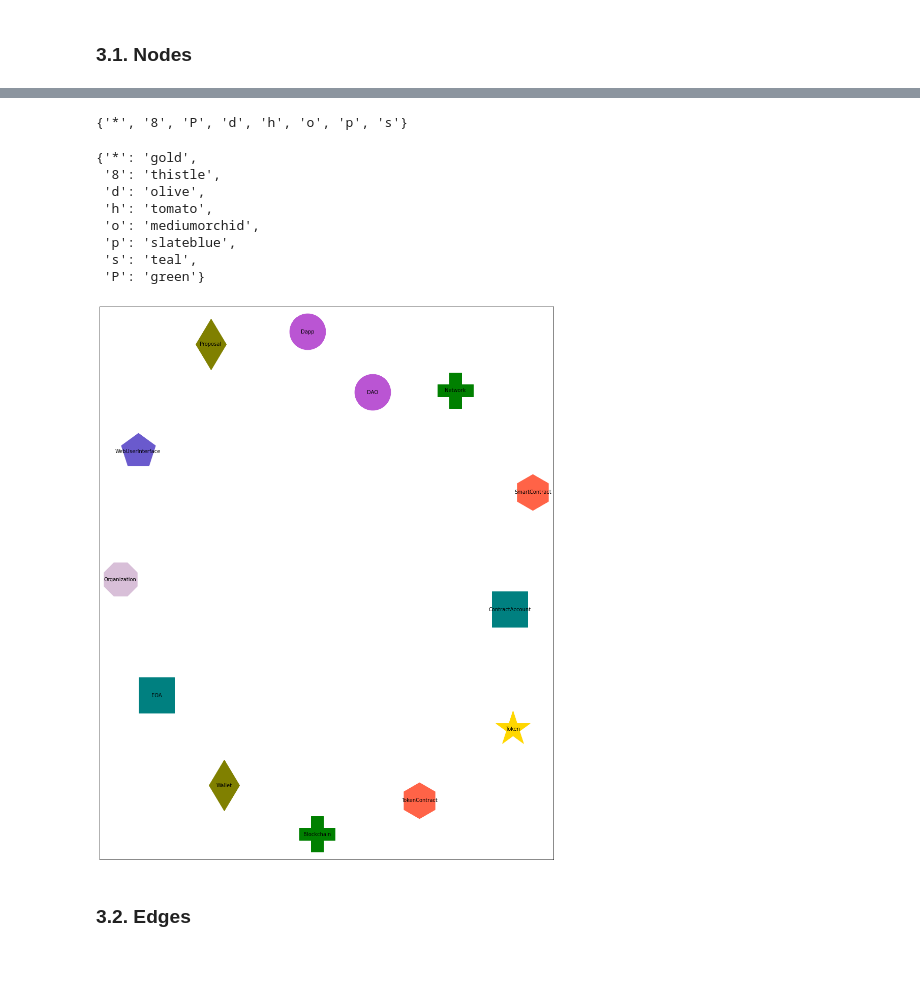
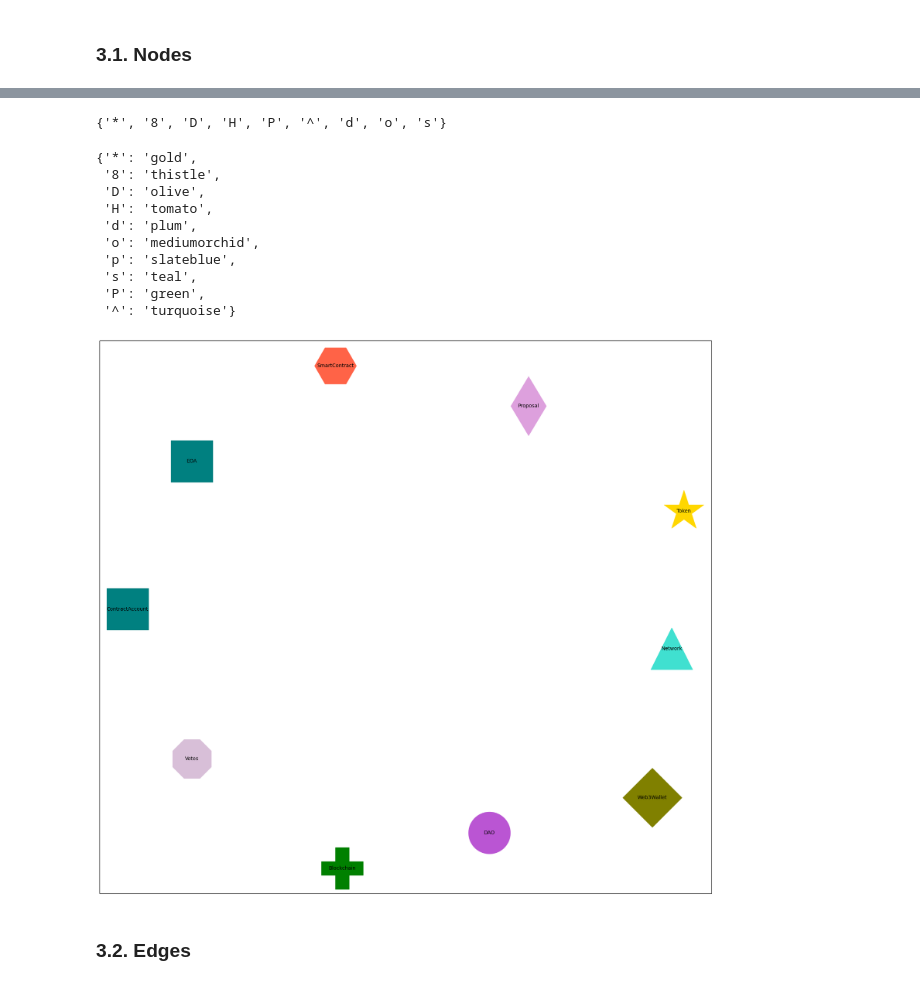
Before and after one commit to Grasia/semantic-web3-dao, a Jupyter notebook: knowledge_graph/KnowledgeGraph-Web3-DAO.ipynb, the cells around one changed output, grey strips where cells are left out. Saved outputs shown, nothing was run; the diff lists cells and outputs as text; code cells hidden in the pictures.

```diff
--- a/knowledge_graph/KnowledgeGraph-Web3-DAO.ipynb
+++ b/knowledge_graph/KnowledgeGraph-Web3-DAO.ipynb
@@ -980,10 +1151,9 @@ wallets_df
 # Create directed graph.
 g_daos = nx.DiGraph()
 # %%
-dao_nodes = ["Blockchain", "ContractAccount", "DAO", "Dapp",
-             "EOA", "Network", "Organization", "Proposal",
-             "SmartContract", "Token", "TokenContract",
-             "Wallet", "WebUserInterface"]
+dao_nodes = ["Blockchain", "Network", "DAO",
+             "EOA", "Votes", "Proposal", "ContractAccount",
+             "SmartContract", "Token", "Web3Wallet"]
 # %%
 for item in dao_nodes:
     g_daos.add_node(item)
@@ -1007,16 +1174,13 @@ list(g_daos.nodes())
 # %%
 # Assign a color to each node.
 g_daos.nodes["Blockchain"]['color'] = 'green'
-g_daos.nodes["ContractAccount"]['color'] = 'papayawhip'
+g_daos.nodes["Network"]['color'] = 'pink'
 g_daos.nodes["DAO"]['color'] = 'mediumorchid'
-g_daos.nodes["Dapp"]['color'] = 'plum'
 g_daos.nodes["EOA"]['color'] = 'cornflowerblue'
-g_daos.nodes["Network"]['color'] = 'pink'
-g_daos.nodes["Organization"]['color'] = 'thistle'
+g_daos.nodes["Votes"]['color'] = 'thistle'
 g_daos.nodes["Proposal"]['color'] = 'indianred'
+g_daos.nodes["ContractAccount"]['color'] = 'plum'
 g_daos.nodes["SmartContract"]['color'] = 'tomato'
 g_daos.nodes["Token"]['color'] = 'gold'
-g_daos.nodes["TokenContract"]['color'] = 'maroon'
-g_daos.nodes["Wallet"]['color'] = 'turquoise'
-g_daos.nodes["WebUserInterface"]['color'] = 'slateblue'
+g_daos.nodes["Web3Wallet"]['color'] = 'turquoise'
 # %%
@@ -1039,57 +1203,57 @@ plt.show()
 # %%
 # Assign shape according to the node category.
+# https://matplotlib.org/stable/api/markers_api.html
 g_daos.nodes["Blockchain"]['shape'] = 'P'
+g_daos.nodes["Network"]['shape'] = '^'
+g_daos.nodes["DAO"]['shape'] = 'o'
+g_daos.nodes["EOA"]['shape'] = 's'
+g_daos.nodes["Votes"]['shape'] = '8'
+g_daos.nodes["Proposal"]['shape'] = 'd'
 g_daos.nodes["ContractAccount"]['shape'] = 's'
-g_daos.nodes["DAO"]['shape'] = 'o'
-g_daos.nodes["Dapp"]['shape'] = 'o'
-g_daos.nodes["EOA"]['shape'] = 's'
-g_daos.nodes["Network"]['shape'] = 'P'
-g_daos.nodes["Organization"]['shape'] = '8'
-g_daos.nodes["Proposal"]['shape'] = 'd'
-g_daos.nodes["SmartContract"]['shape'] = 'h'
+g_daos.nodes["SmartContract"]['shape'] = 'H'
 g_daos.nodes["Token"]['shape'] = '*'
-g_daos.nodes["TokenContract"]['shape'] = 'h'
-g_daos.nodes["Wallet"]['shape'] = 'd'
-g_daos.nodes["WebUserInterface"]['shape'] = 'p'
+g_daos.nodes["Web3Wallet"]['shape'] = 'D'
 # %%
 node_shapes = set((node[1]['shape'] for node in g_daos.nodes(data=True)))
 node_shapes
 # %% [output]
-{'*', '8', 'P', 'd', 'h', 'o', 'p', 's'}
+{'*', '8', 'D', 'H', 'P', '^', 'd', 'o', 's'}
 # %%
 color_dictionary_shape = {'*': 'gold', '8': 'thistle',
-                          'd':'olive', 'h': 'tomato',
+                          'D':'olive', 'H': 'tomato', 'd':'plum',
                           'o':'mediumorchid', 'p':'slateblue',
-                          's':'teal', 'P':'green'
+                          's':'teal', 'P':'green', '^':'turquoise'
                          }
 color_dictionary_shape
 # %% [output]
 {'*': 'gold',
  '8': 'thistle',
- 'd': 'olive',
- 'h': 'tomato',
+ 'D': 'olive',
+ 'H': 'tomato',
+ 'd': 'plum',
  'o': 'mediumorchid',
  'p': 'slateblue',
  's': 'teal',
- 'P': 'green'}
+ 'P': 'green',
+ '^': 'turquoise'}
 # %%
-fig, ax = plt.subplots(figsize=(16,20))
+fig, ax = plt.subplots(figsize=(22,20))
 daos_layout = nx.spring_layout(g_daos,
                        k=3, iterations=50,
                        seed=2)
 for shape in node_shapes:
     nx.draw_networkx_nodes(g_daos,
                            pos=daos_layout,
                            node_color = (color_dictionary_shape[shape]
                                          if shape in color_dictionary_shape.keys() else 'olive'),
                            node_shape = shape,
-                           node_size = 5000,
+                           node_size = 7000,
                            nodelist = [node[0] for node in g_daos.nodes(data=True)
                                        if node[1]['shape'] == shape])
 nx.draw_networkx_labels(g_daos, pos=daos_layout, font_size='10')
 plt.show()
 # %% [output]
-[figure, old version]
+[figure, new version]
 # %% [markdown]
 ### 3.2. Edges
 # %%
```
Also changed, not shown: parts of 170 cells of this notebook, 11 other files.
